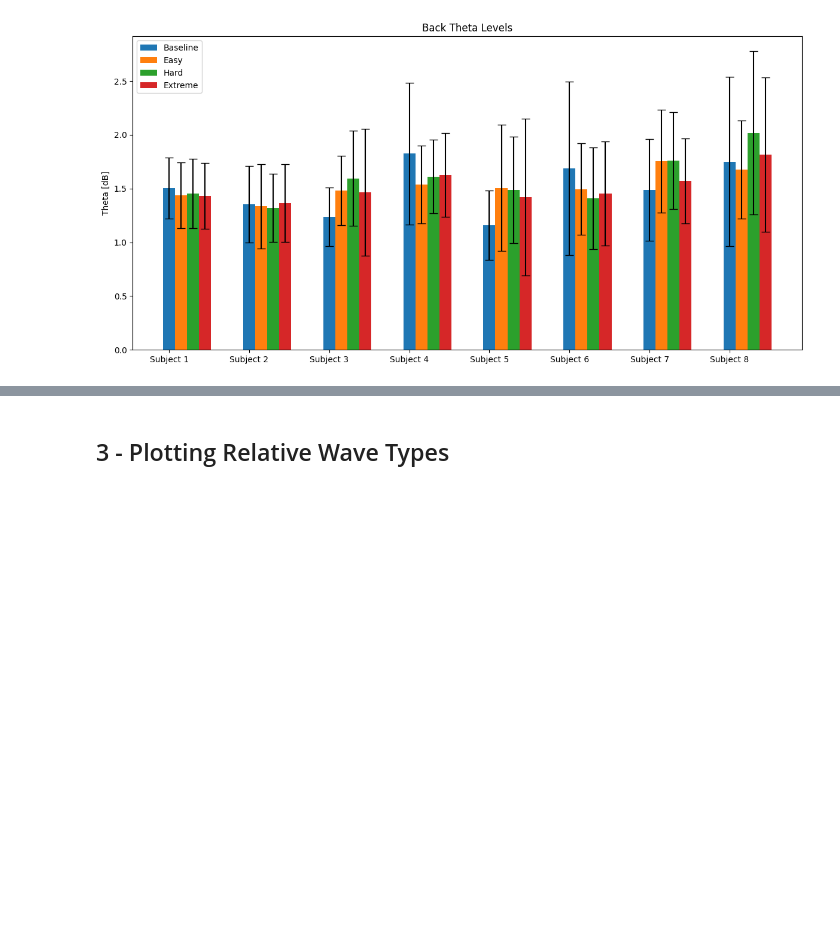
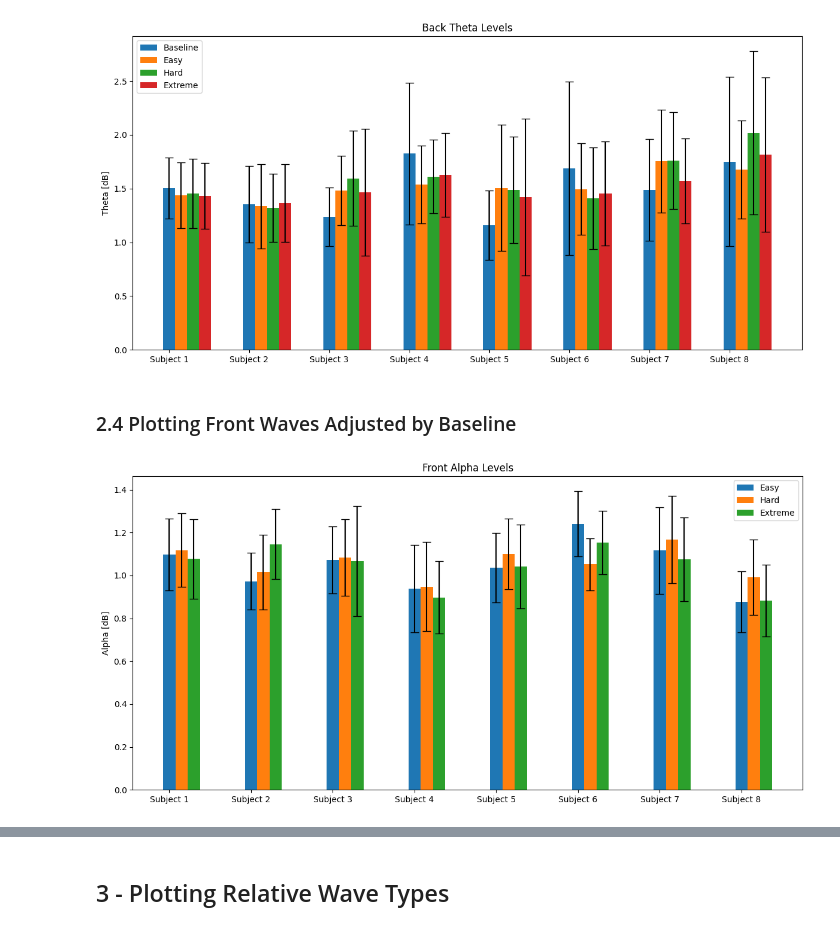
Before and after one commit to aaronjuma/EEGMario, a Jupyter notebook: Analysis/SurvivalVisualization.ipynb, the cells around one changed output, grey strips where cells are left out. Cells and saved outputs as stored; diff of their text form; code cells hidden in the pictures; blank space fills up the shorter version.

```diff
--- a/Analysis/SurvivalVisualization.ipynb
+++ b/Analysis/SurvivalVisualization.ipynb
@@ -215,3 +215,5 @@ plot_wave("Gamma", "b", baseline, easy, hard, extreme)
 plot_wave("Theta", "b", baseline, easy, hard, extreme)
 # %% [output]
 [figure]
+# %% [markdown]
+### 2.4 Plotting Front Waves Adjusted by Baseline
@@ -217,0 +276,4 @@ plot_wave("Theta", "b", baseline, easy, hard, extreme)
+# %%
+plot_wave_based("Alpha", "f", baseline, easy, hard, extreme)
+# %% [output]
+[figure, added]
```
Also changed, not shown: parts of 26 cells of this notebook, 1 other file.
